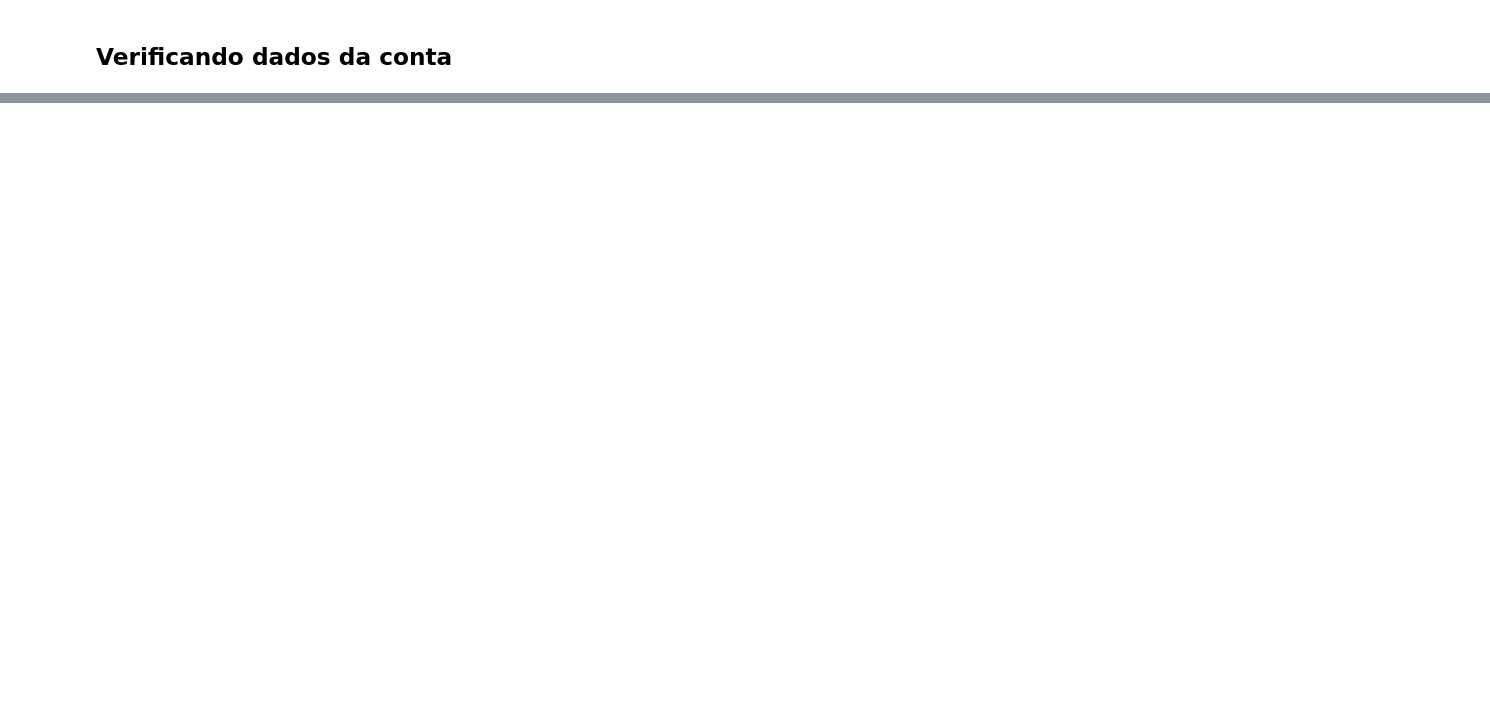
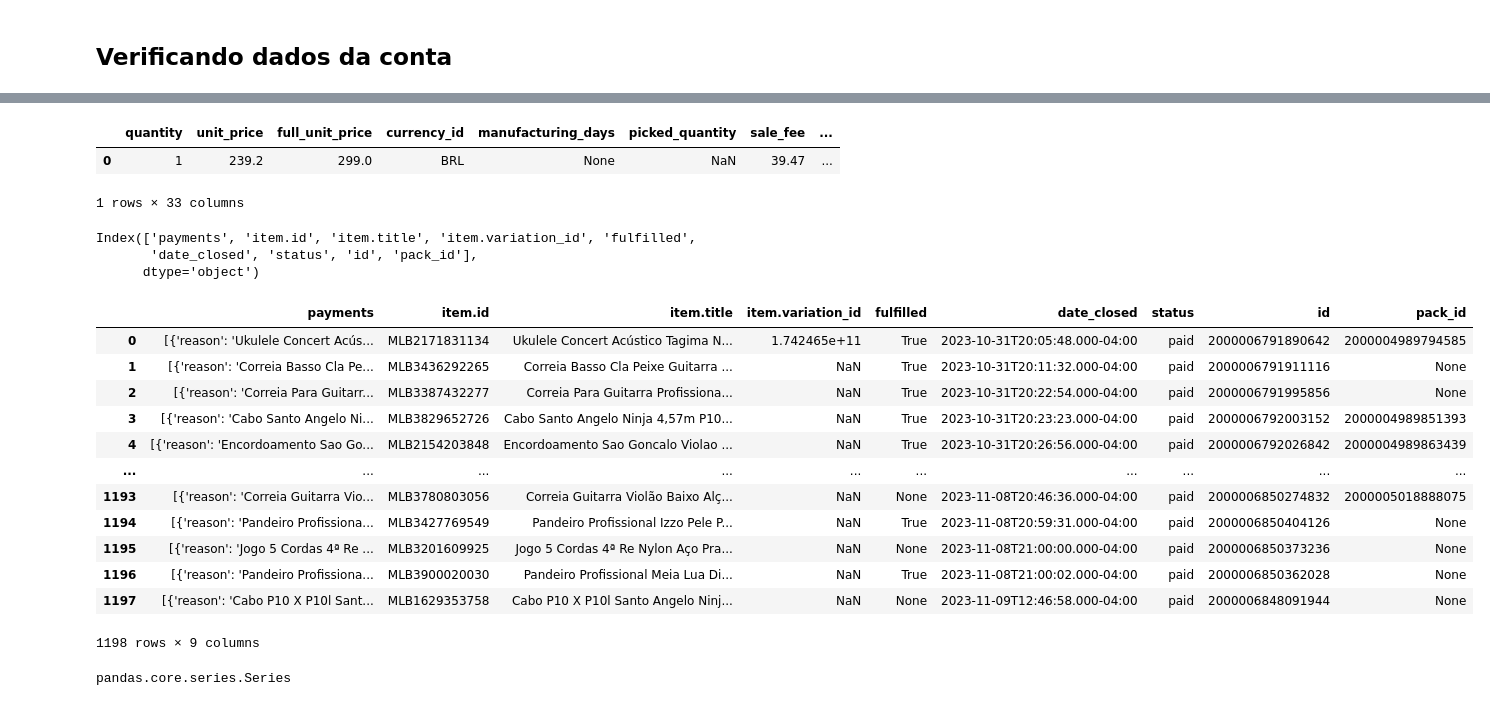
Before and after one commit to lpcoutinho/api_musical, a Jupyter notebook: Notebooks/ml_orders.ipynb, the cells around one changed output, grey strips where cells are left out. Cells and saved outputs as stored; diff of their text form; code cells hidden in the pictures; blank space fills up the shorter version.

```diff
--- a/Notebooks/ml_orders.ipynb
+++ b/Notebooks/ml_orders.ipynb
@@ -136,0 +180,6 @@ print(f"Tempo Total do processo: {elapsed_time / 60} minutos")
+# %%
+df1.head(1)
+# %% [output]
+|  | quantity | unit_price | full_unit_price | currency_id | manufacturing_days | picked_quantity | sale_fee | ... |
+| 0 | 1 | 239.2 | 299.0 | BRL | None | NaN | 39.47 | ... |
+1 rows × 33 columns
@@ -136,0 +188,27 @@ print(f"Tempo Total do processo: {elapsed_time / 60} minutos")
+# %%
+df2 = df1[cols].copy()
+df2.columns
+# %% [output]
+Index(['payments', 'item.id', 'item.title', 'item.variation_id', 'fulfilled',
+       'date_closed', 'status', 'id', 'pack_id'],
+      dtype='object')
+# %%
+df2
+# %% [output]
+|  | payments | item.id | item.title | item.variation_id | fulfilled | date_closed | status | id | pack_id |
+| 0 | [{'reason': 'Ukulele Concert Acús... | MLB2171831134 | Ukulele Concert Acústico Tagima N... | 1.742465e+11 | True | 2023-10-31T20:05:48.000-04:00 | paid | 2000006791890642 | 2000004989794585 |
+| 1 | [{'reason': 'Correia Basso Cla Pe... | MLB3436292265 | Correia Basso Cla Peixe Guitarra ... | NaN | True | 2023-10-31T20:11:32.000-04:00 | paid | 2000006791911116 | None |
+| 2 | [{'reason': 'Correia Para Guitarr... | MLB3387432277 | Correia Para Guitarra Profissiona... | NaN | True | 2023-10-31T20:22:54.000-04:00 | paid | 2000006791995856 | None |
+| 3 | [{'reason': 'Cabo Santo Angelo Ni... | MLB3829652726 | Cabo Santo Angelo Ninja 4,57m P10... | NaN | True | 2023-10-31T20:23:23.000-04:00 | paid | 2000006792003152 | 2000004989851393 |
+| 4 | [{'reason': 'Encordoamento Sao Go... | MLB2154203848 | Encordoamento Sao Goncalo Violao ... | NaN | True | 2023-10-31T20:26:56.000-04:00 | paid | 2000006792026842 | 2000004989863439 |
+| ... | ... | ... | ... | ... | ... | ... | ... | ... | ... |
+| 1193 | [{'reason': 'Correia Guitarra Vio... | MLB3780803056 | Correia Guitarra Violão Baixo Alç... | NaN | None | 2023-11-08T20:46:36.000-04:00 | paid | 2000006850274832 | 2000005018888075 |
+| 1194 | [{'reason': 'Pandeiro Profissiona... | MLB3427769549 | Pandeiro Profissional Izzo Pele P... | NaN | True | 2023-11-08T20:59:31.000-04:00 | paid | 2000006850404126 | None |
+| 1195 | [{'reason': 'Jogo 5 Cordas 4ª Re ... | MLB3201609925 | Jogo 5 Cordas 4ª Re Nylon Aço Pra... | NaN | None | 2023-11-08T21:00:00.000-04:00 | paid | 2000006850373236 | None |
+| 1196 | [{'reason': 'Pandeiro Profissiona... | MLB3900020030 | Pandeiro Profissional Meia Lua Di... | NaN | True | 2023-11-08T21:00:02.000-04:00 | paid | 2000006850362028 | None |
+| 1197 | [{'reason': 'Cabo P10 X P10l Sant... | MLB1629353758 | Cabo P10 X P10l Santo Angelo Ninj... | NaN | None | 2023-11-09T12:46:58.000-04:00 | paid | 2000006848091944 | None |
+1198 rows × 9 columns
+# %%
+type(dfx)
+# %% [output]
+pandas.core.series.Series
```
Also changed, not shown: parts of 33 cells of this notebook, 10 other files.
